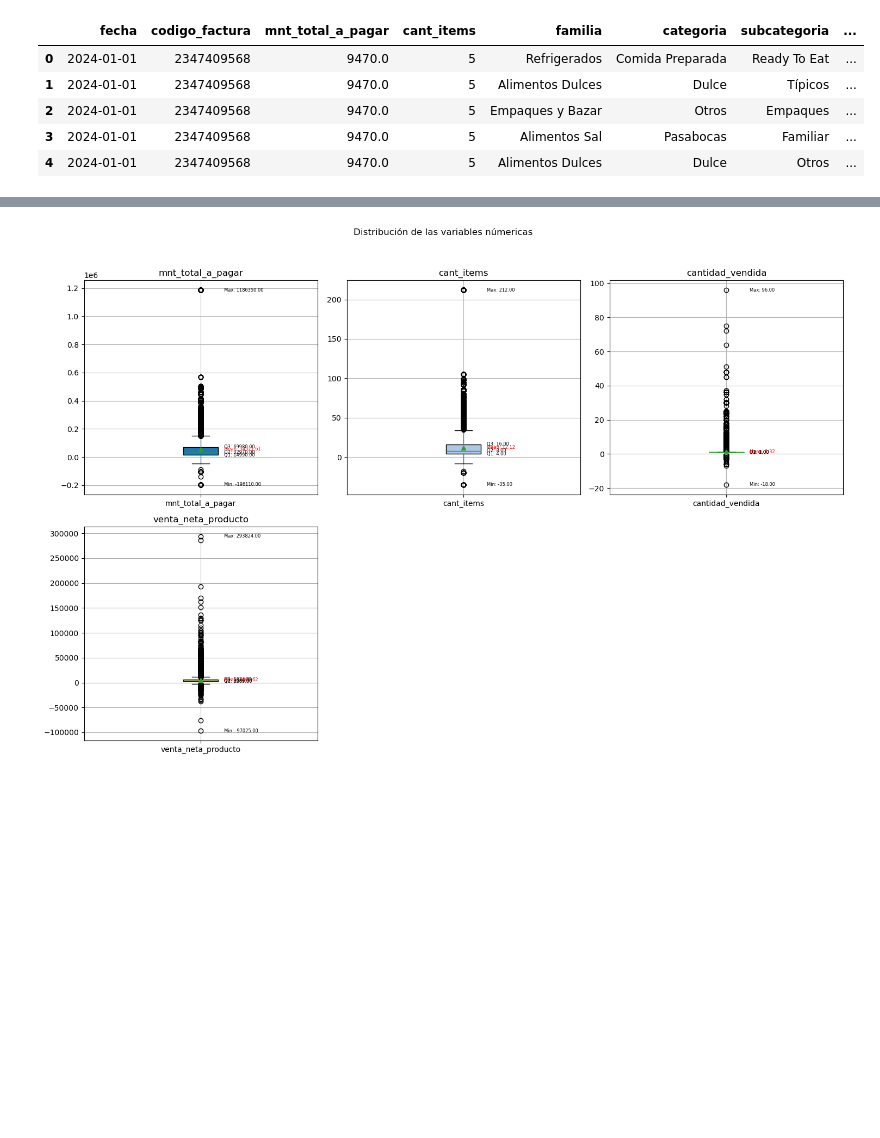
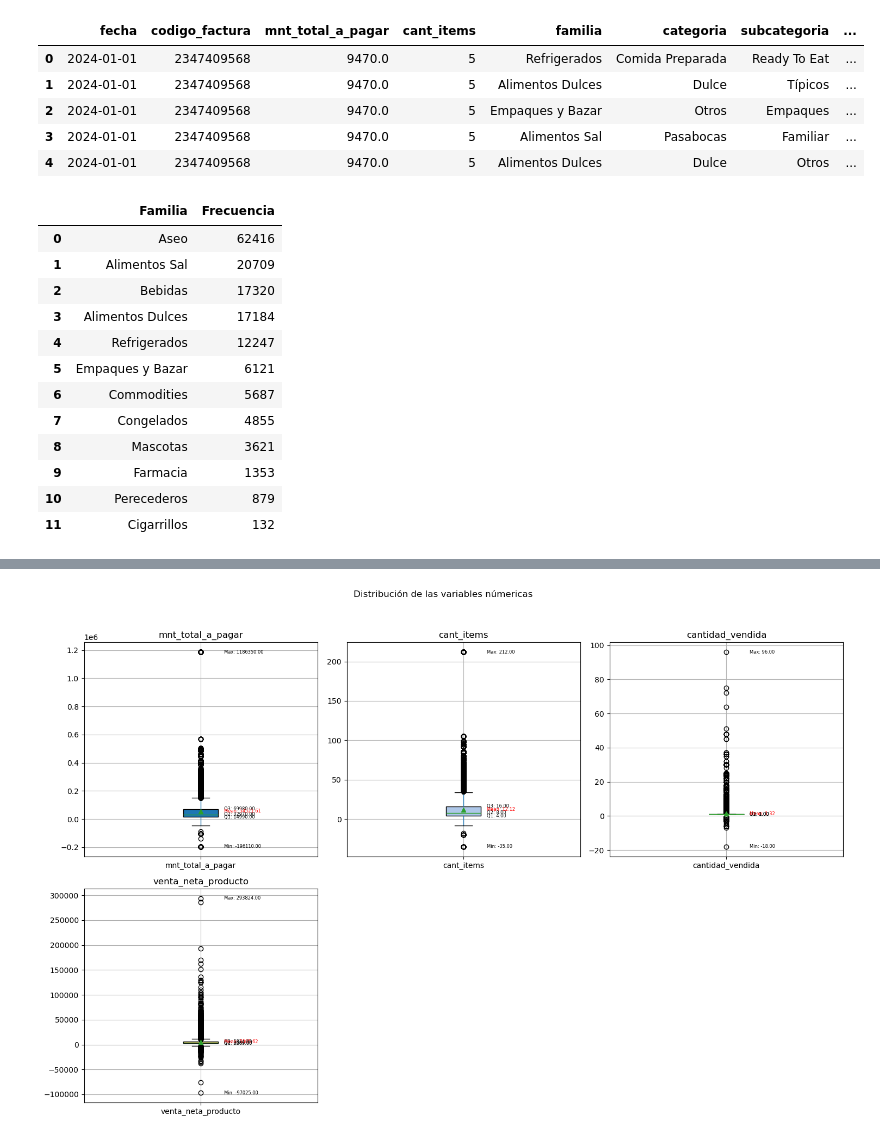
Before and after one commit to ZabakJL/ProyectoMiniMarket, a Jupyter notebook: notebooks/01_data_exploration.ipynb, the cells around one changed output, grey strips where cells are left out. Drawn from its saved outputs; the diff is of its cells as text; code cells hidden in the pictures; blank space fills up the shorter version.

```diff
--- a/notebooks/01_data_exploration.ipynb
+++ b/notebooks/01_data_exploration.ipynb
@@ -93,3 +93,21 @@ data.head(5)
 | 2 | 2024-01-01 | 2347409568 | 9470.0 | 5 | Empaques y Bazar | Otros | Empaques | ... |
 | 3 | 2024-01-01 | 2347409568 | 9470.0 | 5 | Alimentos Sal | Pasabocas | Familiar | ... |
 | 4 | 2024-01-01 | 2347409568 | 9470.0 | 5 | Alimentos Dulces | Dulce | Otros | ... |
+# %%
+tabla_frecuencia_fam = data['familia'].value_counts().reset_index()
+tabla_frecuencia_fam.columns = ['Familia', 'Frecuencia']
+tabla_frecuencia_fam
+# %% [output]
+|  | Familia | Frecuencia |
+| 0 | Aseo | 62416 |
+| 1 | Alimentos Sal | 20709 |
+| 2 | Bebidas | 17320 |
+| 3 | Alimentos Dulces | 17184 |
+| 4 | Refrigerados | 12247 |
+| 5 | Empaques y Bazar | 6121 |
+| 6 | Commodities | 5687 |
+| 7 | Congelados | 4855 |
+| 8 | Mascotas | 3621 |
+| 9 | Farmacia | 1353 |
+| 10 | Perecederos | 879 |
+| 11 | Cigarrillos | 132 |
```
Also changed, not shown: parts of 4 cells of this notebook, 3 other files.
